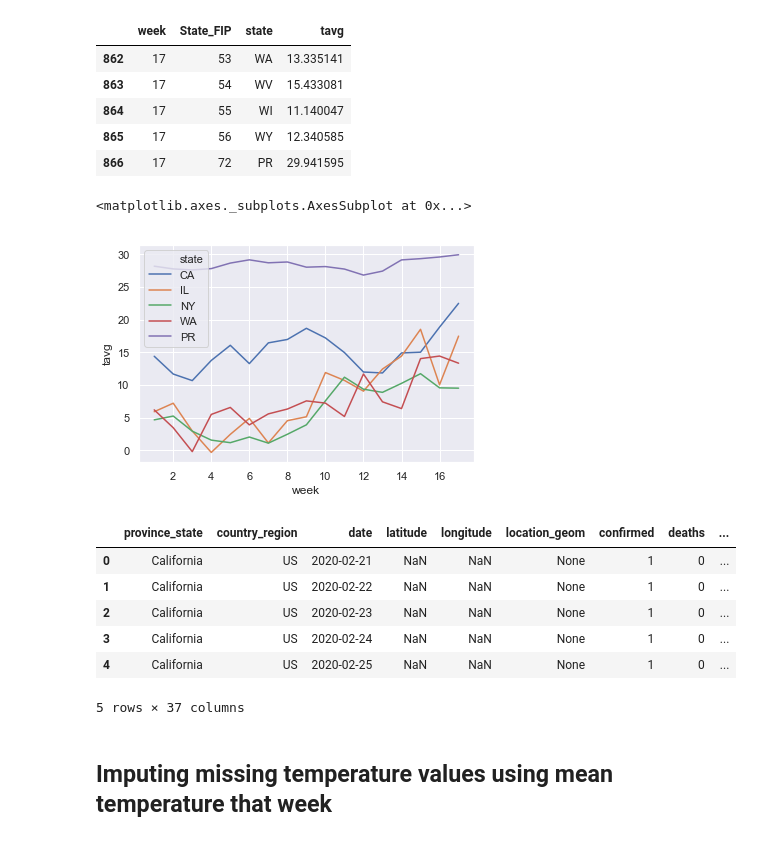
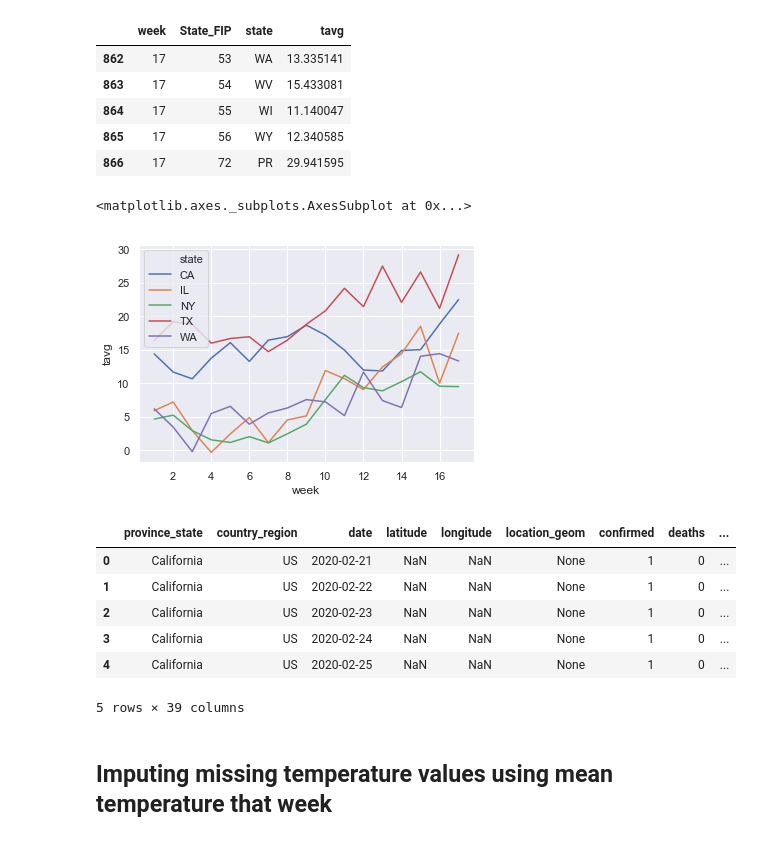
Before and after one commit to itsmeccr/covid19-npis-causal-analysis, a Jupyter notebook: casesIntegration.ipynb, the cells around one changed output. Saved outputs shown, nothing was run; the diff lists cells and outputs as text; code cells hidden in the pictures.

```diff
--- a/casesIntegration.ipynb
+++ b/casesIntegration.ipynb
@@ -399,12 +362,12 @@ aggTempDf.tail()
 | 865 | 17 | 56 | WY | 12.340585 |
 | 866 | 17 | 72 | PR | 29.941595 |
 # %%
-sns.lineplot(x="week", y="tavg", data=aggTempDf[aggTempDf["state"].isin(["NY", "WA", "IL", "CA", "PR"])], hue="state")
+sns.lineplot(x="week", y="tavg", data=aggTempDf[aggTempDf["state"].isin(["NY", "WA", "IL", "CA", "TX"])], hue="state")
 # %% [output]
 <matplotlib.axes._subplots.AxesSubplot at 0x...>
-[figure, old version]
+[figure, new version]
 # %%
-casesAllDf = caseIntDemoDf.merge(aggTempDf[["State_FIP", "week", "tavg"]], on=["week", "State_FIP"], how="left")
+casesAllDf = caseIntDemoDf.merge(aggTempDf[["State_FIP","state", "week", "tavg"]], on=["week", "State_FIP"], how="left")
 casesAllDf = casesAllDf.rename(columns={"tavg":"avg_temp_prev_week"})
 casesAllDf.head()
 # %% [output]
@@ -414,7 +377,7 @@ casesAllDf.head()
 | 2 | California | US | 2020-02-23 | NaN | NaN | None | 1 | 0 | ... |
 | 3 | California | US | 2020-02-24 | NaN | NaN | None | 1 | 0 | ... |
 | 4 | California | US | 2020-02-25 | NaN | NaN | None | 1 | 0 | ... |
-5 rows × 37 columns
+5 rows × 39 columns
 # %% [markdown]
 ## Imputing missing temperature values using mean temperature that week
 # %%
```
Also changed, not shown: parts of 20 cells of this notebook, 2 other files.
